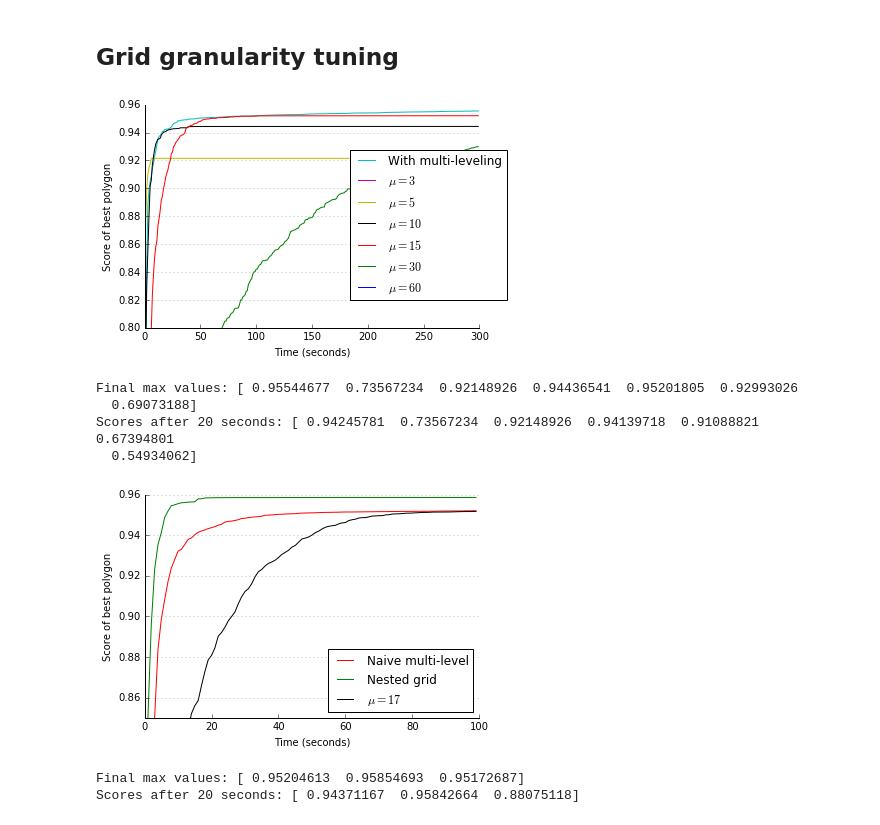
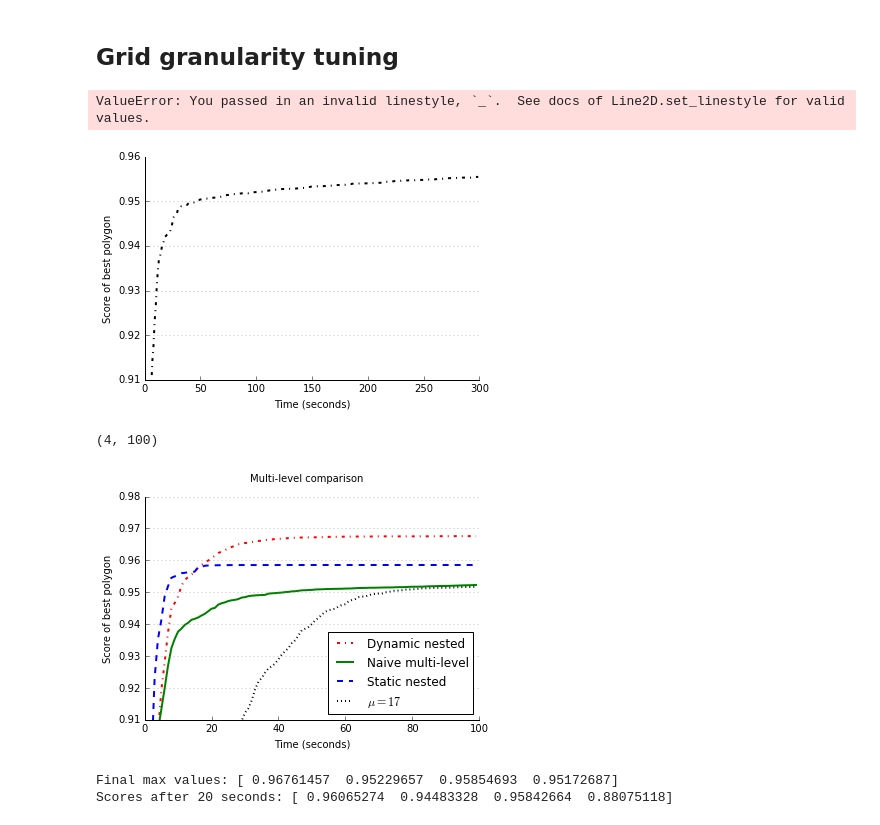
Before and after one commit to torryt/polyaco-plus, a Jupyter notebook: Multileveling.ipynb, the cells around one changed output. Saved outputs shown, nothing was run; the diff lists cells and outputs as text; code cells hidden in the pictures.

```diff
--- a/Multileveling.ipynb
+++ b/Multileveling.ipynb
@@ -13,51 +13,49 @@ from matplotlib import pyplot as plt
 
 from acoc import acoc_plotter as plotter
 
-data = pickle.load(open(osp.join(SAVE_DIR, '02.19, multileveling server/results.pickle'), 'rb'))
+data = pickle.load(open(osp.join('C:\\Users\Guro\Dropbox\ACOC\experiments\\', '02.19, multileveling server/results.pickle'), 'rb'))
 
 data = np.array(data)
-#data = data[1:7]
-#data = np.take(data, [0,2,3,4], axis=0)
+# data = data[1:7]
+data = np.take(data, [0,2,3,4], axis=0)
 
 data = data.T[0:300].T
 x = range(data.shape[1])
 
 labels = [
           'With multi-leveling',
-          r'$\mu = 3$',
+#           r'$\mu = 3$',
           r'$\mu = 5$',
           r'$\mu = 10$',
           r'$\mu = 15$',
           r'$\mu = 30$',
           r'$\mu = 60$'
          ]
 fig, ax = plt.subplots()
 
 plotter.hide_top_and_right_axis(ax)
 ax.yaxis.grid(color='gray')
 ax.set_xlabel('Time (seconds)')
 ax.set_ylabel('Score of best polygon')
-ax.set_prop_cycle(cycler('color', ['c', 'm', 'y', 'k', 'r', 'g', 'b']))
-ax.set_ylim([0.80,0.96])
+# ax.set_prop_cycle(cycler('color', ['c', 'm', 'y', 'k', 'r', 'g', 'b']))
+ax.set_prop_cycle(cycler('color', ['k','c', 'y', 'm']) + cycler('linestyle', ['-.','-', '--', ':']) + cycler('lw', ['2','2','2','2']))
+ax.set_ylim([0.91,0.96])
 
 for i in range(data.shape[0]):
     plt.plot(x, data[i], label=labels[i])
 
 #lgd = plt.legend(loc='upper center', bbox_to_anchor=(0.5, -0.05), ncol=4)
 lgd = plt.legend(labels, loc='center right', bbox_to_anchor=(1.1, 0.46))
 plt.show()
 
-#plt.savefig('multileveling_large.eps', bbox_extra_artists=(lgd,), bbox_inches='tight')
+fig.savefig('multileveling_small_bw.eps', bbox_extra_artists=(lgd,), bbox_inches='tight')
 
 print("Final max values: {}".format(np.amax(data, axis=1)))
 seconds = 20
 print("Scores after {} seconds: {}".format(seconds, data[:,seconds]))
 # %% [output]
+ValueError: You passed in an invalid linestyle, `_`.  See docs of Line2D.set_linestyle for valid values.
-[figure, old version]
+[figure, new version]
-Final max values: [ 0.95544677  0.73567234  0.92148926  0.94436541  0.95201805  0.92993026
-  0.69073188]
-Scores after 20 seconds: [ 0.94245781  0.73567234  0.92148926  0.94139718  0.91088821  0.67394801
-  0.54934062]
 # %%
 %matplotlib inline
 import matplotlib
@@ -66,7 +64,7 @@ import pickle
 import os.path as osp
 from cycler import cycler
 from config import SAVE_DIR
-from PIL import Image
+#from PIL import Image
 import matplotlib.cm as cm
 
 
@@ -75,45 +73,48 @@ from matplotlib import pyplot as plt
 
 from acoc import acoc_plotter as plotter
 
-data = pickle.load(open(osp.join(SAVE_DIR, '02.24, multilevel med nest grid/results.pickle'), 'rb'))
+nested_static = pickle.load(open(osp.join('C:\\Users\Guro\Dropbox\ACOC\experiments\\', '02.24, multilevel med nest grid/results.pickle'), 'rb'))
+data = pickle.load(open(osp.join('C:\\Users\Guro\Dropbox\ACOC\experiments\\', '02.24, multilevel med nest grid/run2/results.pickle'), 'rb'))
 
-data = np.array(data)
-#data = data[1:7]
-#data = np.take(data, [0,2,3,4], axis=0)
+data = np.concatenate((np.array(data), np.array(nested_static)[1:3]))
 
-data = data.T[0:300].T
+print(np.array(data).shape)
+
 x = range(data.shape[1])
 
 labels = [
+          'Dynamic nested',
           'Naive multi-level',
-          'Nested grid',
+          'Static nested',
           r'$\mu = 17$'
          ]
 fig, ax = plt.subplots()
 
 plotter.hide_top_and_right_axis(ax)
+fig.suptitle("Multi-level comparison")
 ax.yaxis.grid(color='gray')
 ax.set_xlabel('Time (seconds)')
 ax.set_ylabel('Score of best polygon')
-ax.set_prop_cycle(cycler('color', ['r', 'g', 'k']))
+ax.set_prop_cycle(cycler('color', ['r','g', 'b', 'k']) + cycler('linestyle', ['-.','-', '--', ':']) + cycler('lw', ['2','2','2','2']))
 
-ax.set_ylim([0.85,0.96])
+ax.set_ylim([0.91,0.98])
 
 for i in range(data.shape[0]):
     plt.plot(x, data[i], label=labels[i])
 
 lgd = plt.legend(labels, loc='lower right')
 plt.show()
-filename = 'multileveling_large.png'
-#fig.savefig(filename)
+filename = 'multileveling_large.eps'
+fig.savefig(filename)
 
 print("Final max values: {}".format(np.amax(data, axis=1)))
 seconds = 20
 print("Scores after {} seconds: {}".format(seconds, data[:,seconds]))
 # %% [output]
+(4, 100)
-[figure, old version]
+[figure, new version]
-Final max values: [ 0.95204613  0.95854693  0.95172687]
-Scores after 20 seconds: [ 0.94371167  0.95842664  0.88075118]
+Final max values: [ 0.96761457  0.95229657  0.95854693  0.95172687]
+Scores after 20 seconds: [ 0.96065274  0.94483328  0.95842664  0.88075118]
 # %%
 data = pickle.load(open('/Users/torrytufteland/Dropbox/Guro og Torry/experiments/02.19, multileveling server/results.pickle', 'rb'))
 data = np.array(data)
```
Also changed, not shown: parts of 1 cell of this notebook, 5 other files.
